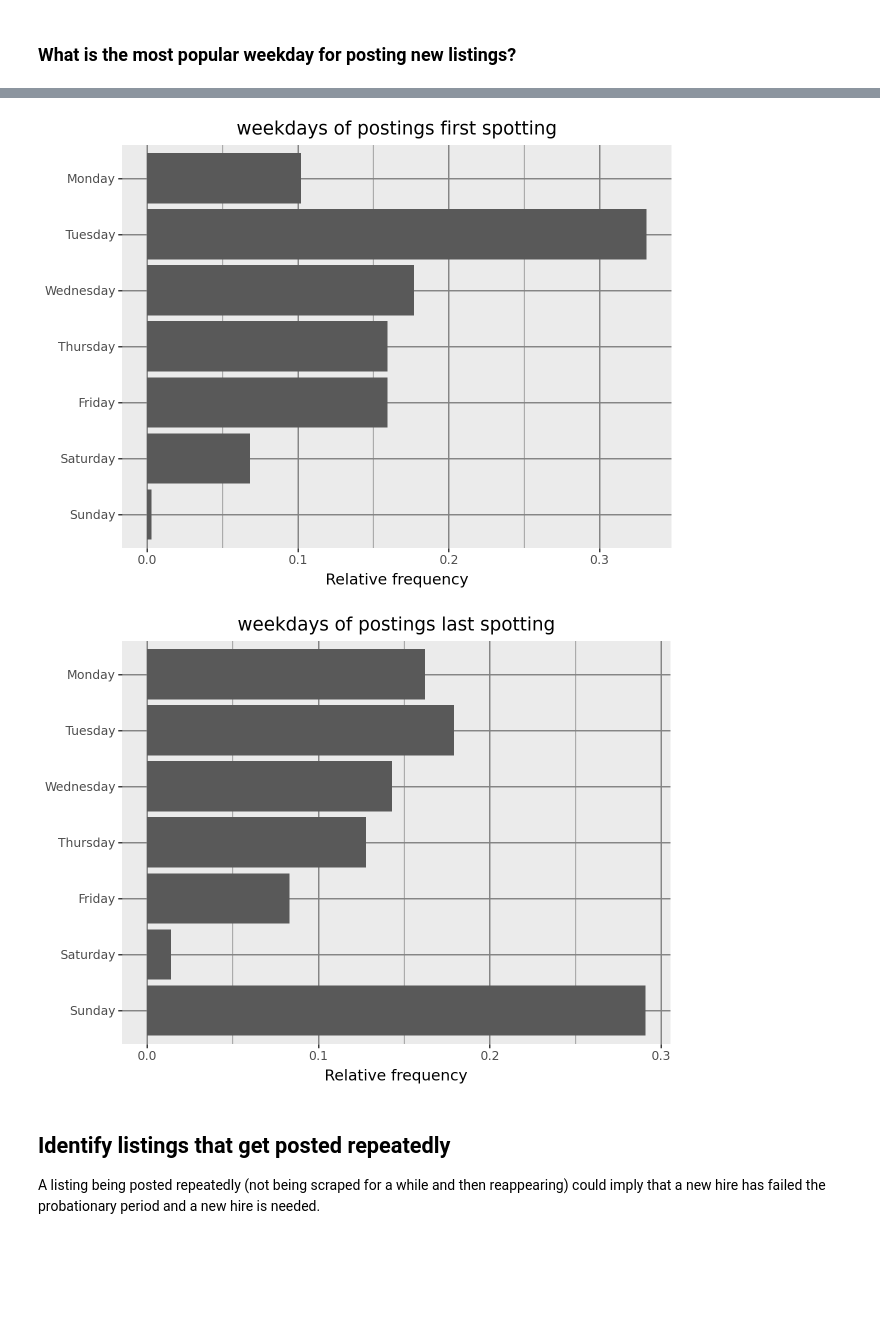
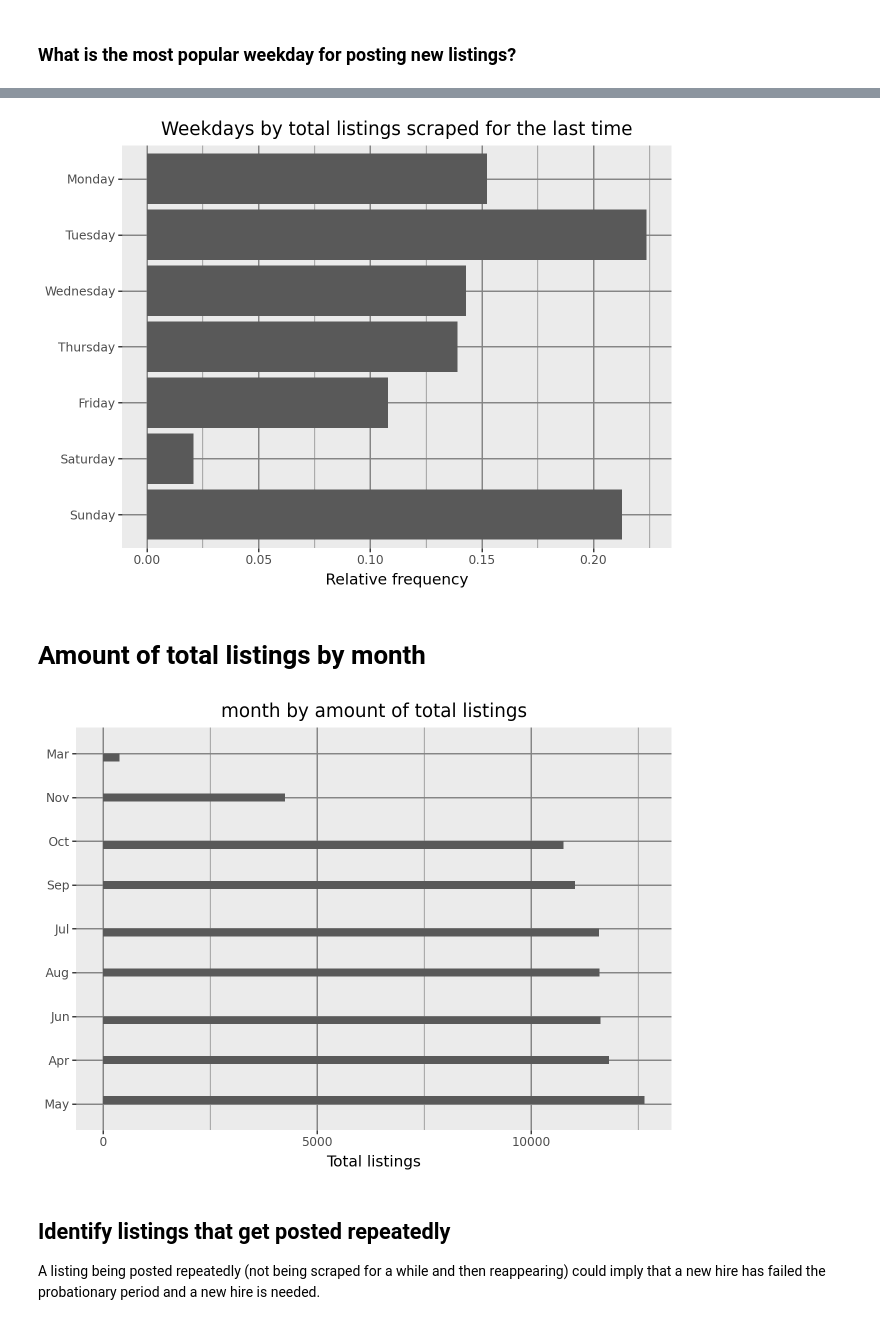
Before and after one commit to m2ger2020/listings, a Jupyter notebook: projekt.ipynb, the cells around one changed output, grey strips where cells are left out. Drawn from its saved outputs; the diff is of its cells as text; code cells hidden in the pictures; blank space fills up the shorter version.

```diff
--- a/projekt.ipynb
+++ b/projekt.ipynb
@@ -48,9 +41,9 @@ replacement_dict={#regex: domain,
   'back-end|backend': 'back-end',
   'android|ios': 'mobile',
   'devops': 'devops-sre',
-  'data scientist|data engineer': 'data-science',
+  'data scientist|data engineer|data architect': 'data-science',
   'full-stack|full stack': 'full-stack',
-  'qa engineer|quality engineer':'qa',
+  'qa engineer|quality engineer|quality assurance':'qa',
   'analyst|monitooringu spetsialist':'analytics',
   'people operations':'hr',
   'content developer|branding|brand manager':'marketing',
@@ -67,6 +60,5 @@ for index, row in data[data['domain'].isna()].iterrows():#iterate through all li
     if not matched and re.search(regex,row['job_name']):#check if any of the regexes in the dictionary match the name of the listing, if they do, add a domain from replacement_dict
       matched=True
       data.loc[index,'domain']=replacement_dict[regex]
-      #print(row['job_name']+': changed domain to '+replacement_dict[regex])#debugging
-  if not matched:#debugging
-    print(row['job_name']+' not matched')
+    else:
+      data.loc[index,'domain']='other'
@@ -348,6 +275,2 @@ Longest time:            company_name
 # %% [markdown]
 ### What is the most popular weekday for posting new listings?
-# %%
-data['date_added'] = pd.to_datetime(data['date_added'])
-data['weekday_added']=data['date_added'].dt.day_name()
-data
@@ -409,45 +317,48 @@ new_data
 # %%
 weekdays_sorted=['Sunday','Saturday','Friday','Thursday','Wednesday','Tuesday','Monday']
-weekday_cat=pd.Categorical(new_data['weekday_first'], categories=weekdays_sorted)
+weekday_cat=pd.Categorical(df['weekday_last'], categories=weekdays_sorted)
 
 ( p9.ggplot(
-    data=new_data,
+    data=df,
     mapping=p9.aes(x='weekday_cat',y=p9.after_stat('count / np.sum(count)'))
 )
 + p9.geom_bar()
 + p9.labs(x='',y='Relative frequency')
 + p9.coord_flip()
-+ p9.ggtitle("weekdays of postings first spotting")
++ p9.ggtitle("Weekdays by total listings scraped for the last time")
 + p9.theme(
-    #panel_background=p9.element_blank(),
     plot_background=p9.element_blank(),
     panel_grid_major=p9.element_line(color="gray"),
     panel_grid_minor=p9.element_line(color="gray")
     )
 )
 # %% [output]
-[figure, old version]
+[figure, new version]
+# %% [markdown]
+# Amount of total listings by month
 # %%
-weekdays_sorted=['Sunday','Saturday','Friday','Thursday','Wednesday','Tuesday','Monday']
-weekday_cat=pd.Categorical(new_data['weekday_last'], categories=weekdays_sorted)
+data['month']=data['date_added'].apply(lambda x: x.month)
+data['month']=data['month'].apply(lambda x: ['Jan','Feb','Mar','Apr','May','Jun','Jul','Aug','Sep','Oct','Nov','Dec'][x-1])
+
+months_sorted=data['month'].value_counts().index.tolist()
+months_cat=pd.Categorical(data['month'], categories=months_sorted)
 
 ( p9.ggplot(
-    data=new_data,
-    mapping=p9.aes(x='weekday_cat',y=p9.after_stat('count / np.sum(count)'))
+    data=data,
+    mapping=p9.aes(x='months_cat')
 )
-+ p9.geom_bar()
-+ p9.labs(x='',y='Relative frequency')
++ p9.geom_histogram()
++ p9.labs(x='',y='Total listings')
 + p9.coord_flip()
-+ p9.ggtitle("weekdays of postings last spotting")
++ p9.ggtitle("month by amount of total listings")
 + p9.theme(
-    #panel_background=p9.element_blank(),
     plot_background=p9.element_blank(),
     panel_grid_major=p9.element_line(color="gray"),
     panel_grid_minor=p9.element_line(color="gray")
     )
 )
 # %% [output]
-[figure, old version]
+[figure, new version]
 # %% [markdown]
 ## Identify listings that get posted repeatedly
 A listing being posted repeatedly (not being scraped for a while and then reappearing) could imply that a new hire has failed the probationary period and a new hire is needed.
```
Also changed, not shown: parts of 31 cells of this notebook.
